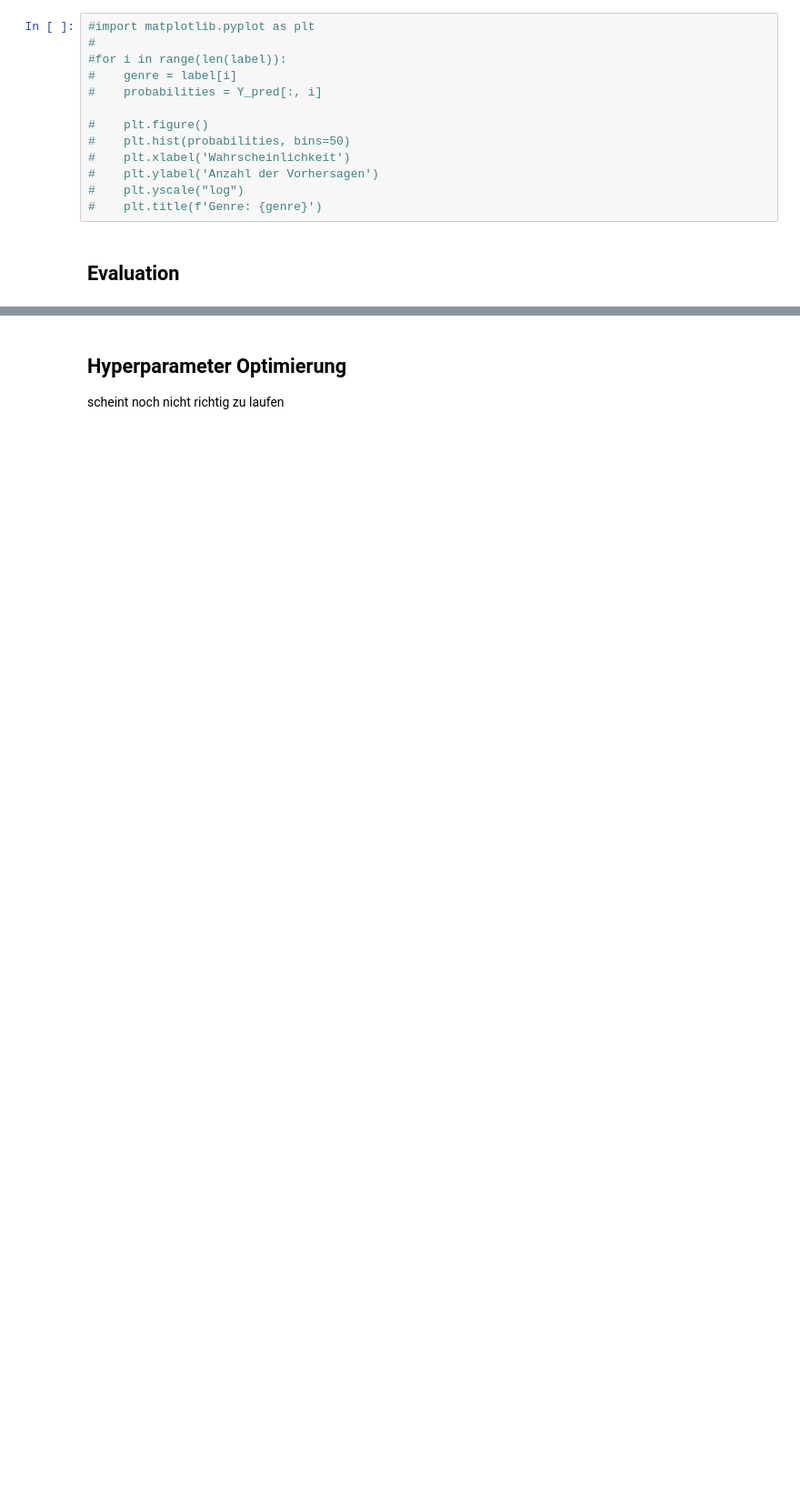
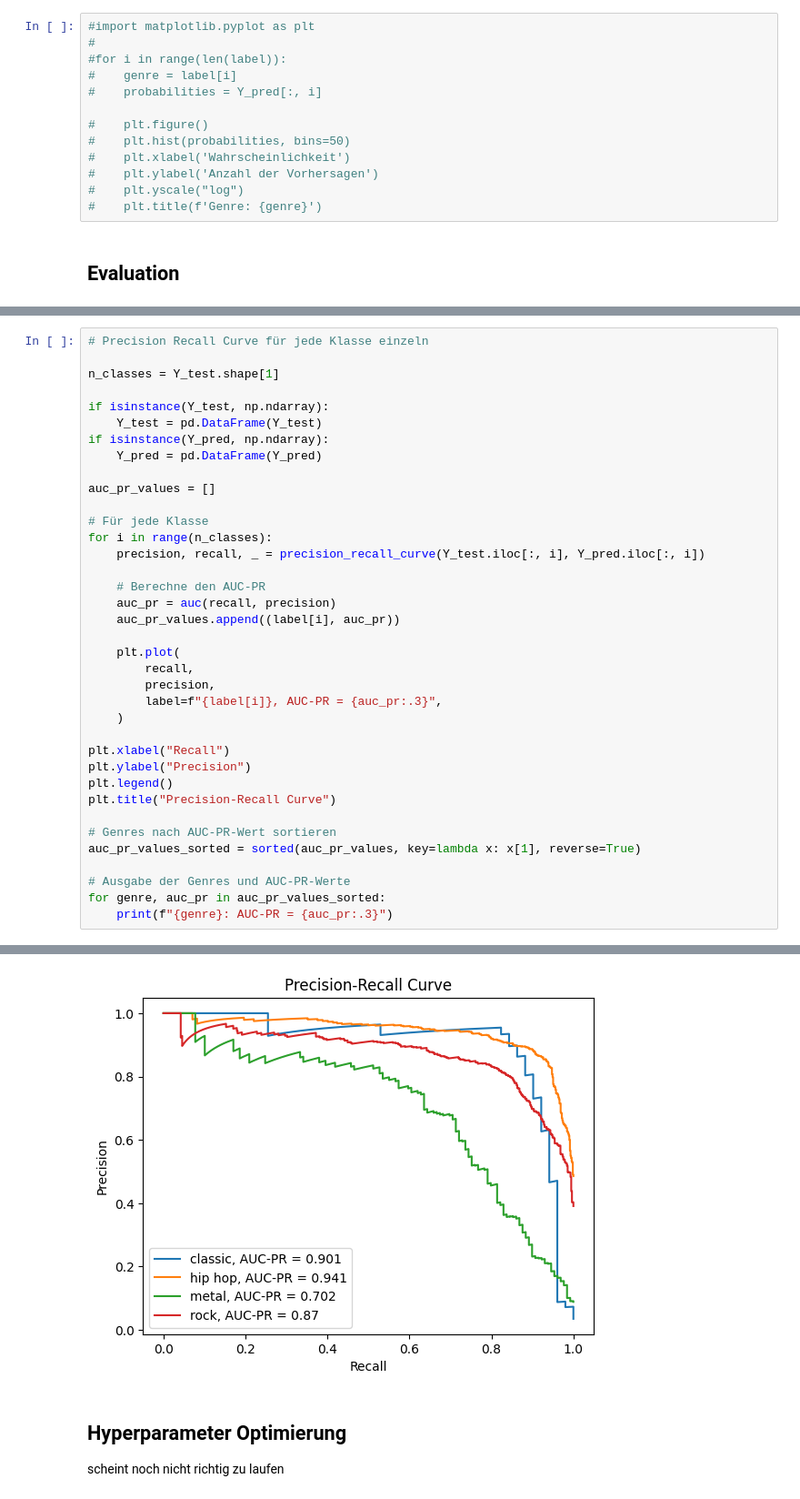
Before and after one commit to Henry-Kr15/TheGenreFactor, a Jupyter notebook: scripts/NN.ipynb, the cells around one changed output, grey strips where cells are left out. Shown at 91% size. Drawn from its saved outputs; the diff is of its cells as text; blank space fills up the shorter version.

```diff
--- a/scripts/NN.ipynb
+++ b/scripts/NN.ipynb
@@ -398,0 +399,38 @@ plt.show()
+# %%
+# Precision Recall Curve für jede Klasse einzeln
+
+n_classes = Y_test.shape[1]
+
+if isinstance(Y_test, np.ndarray):
+    Y_test = pd.DataFrame(Y_test)
+if isinstance(Y_pred, np.ndarray):
+    Y_pred = pd.DataFrame(Y_pred)
+
+auc_pr_values = []
+
+# Für jede Klasse
+for i in range(n_classes):
+    precision, recall, _ = precision_recall_curve(Y_test.iloc[:, i], Y_pred.iloc[:, i])
+
+    # Berechne den AUC-PR
+    auc_pr = auc(recall, precision)
+    auc_pr_values.append((label[i], auc_pr))
+
+    plt.plot(
+        recall,
+        precision,
+        label=f"{label[i]}, AUC-PR = {auc_pr:.3}",
+    )
+
+plt.xlabel("Recall")
+plt.ylabel("Precision")
+plt.legend()
+plt.title("Precision-Recall Curve")
+
+# Genres nach AUC-PR-Wert sortieren
+auc_pr_values_sorted = sorted(auc_pr_values, key=lambda x: x[1], reverse=True)
+
+# Ausgabe der Genres und AUC-PR-Werte
+for genre, auc_pr in auc_pr_values_sorted:
+    print(f"{genre}: AUC-PR = {auc_pr:.3}")
+# %% [output]
@@ -399,3 +441,4 @@ plt.show()
+[figure, added]
 # %% [markdown]
 ## Hyperparameter Optimierung
 scheint noch nicht richtig zu laufen
```
Also changed, not shown: parts of 25 cells of this notebook, 1 other file.
